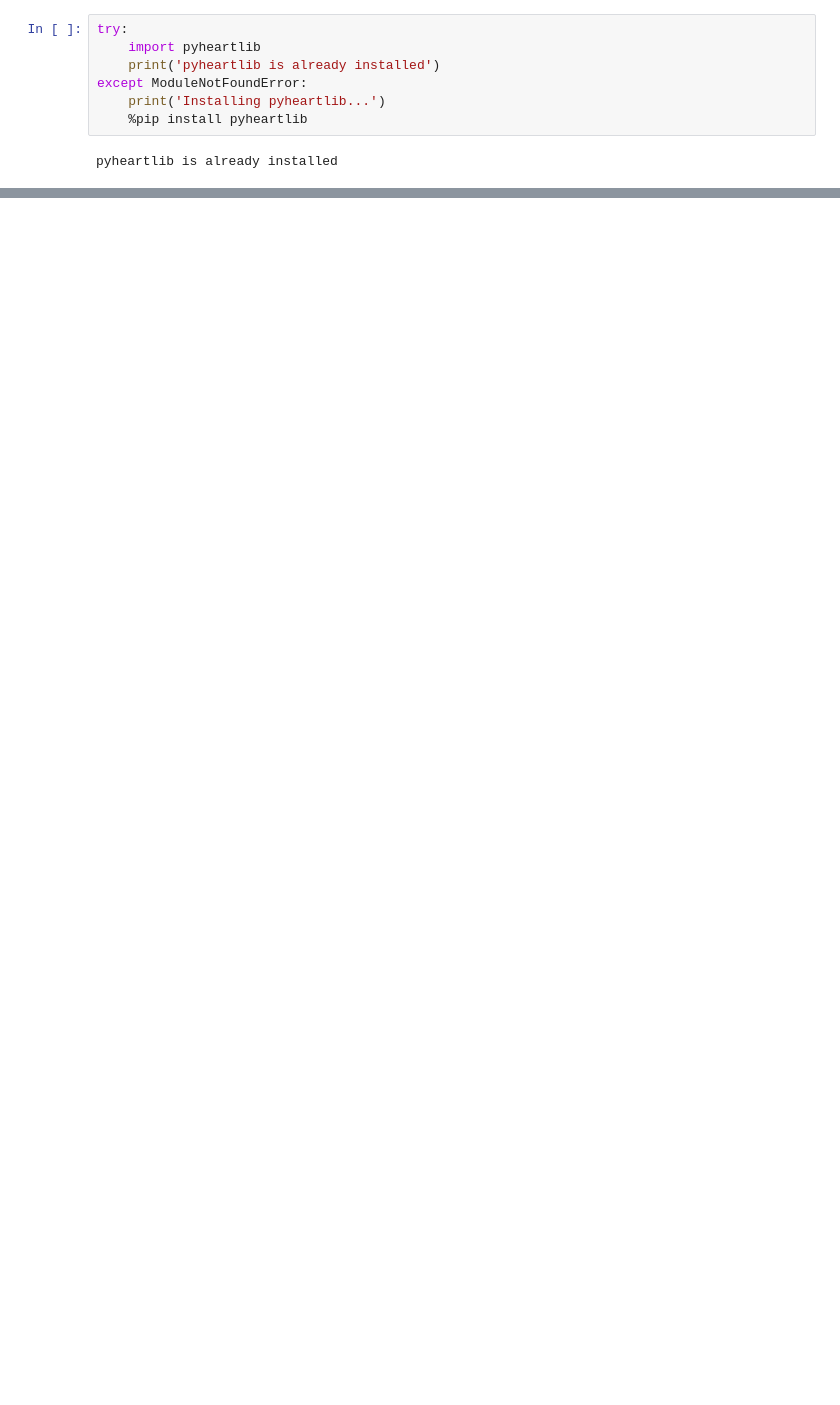
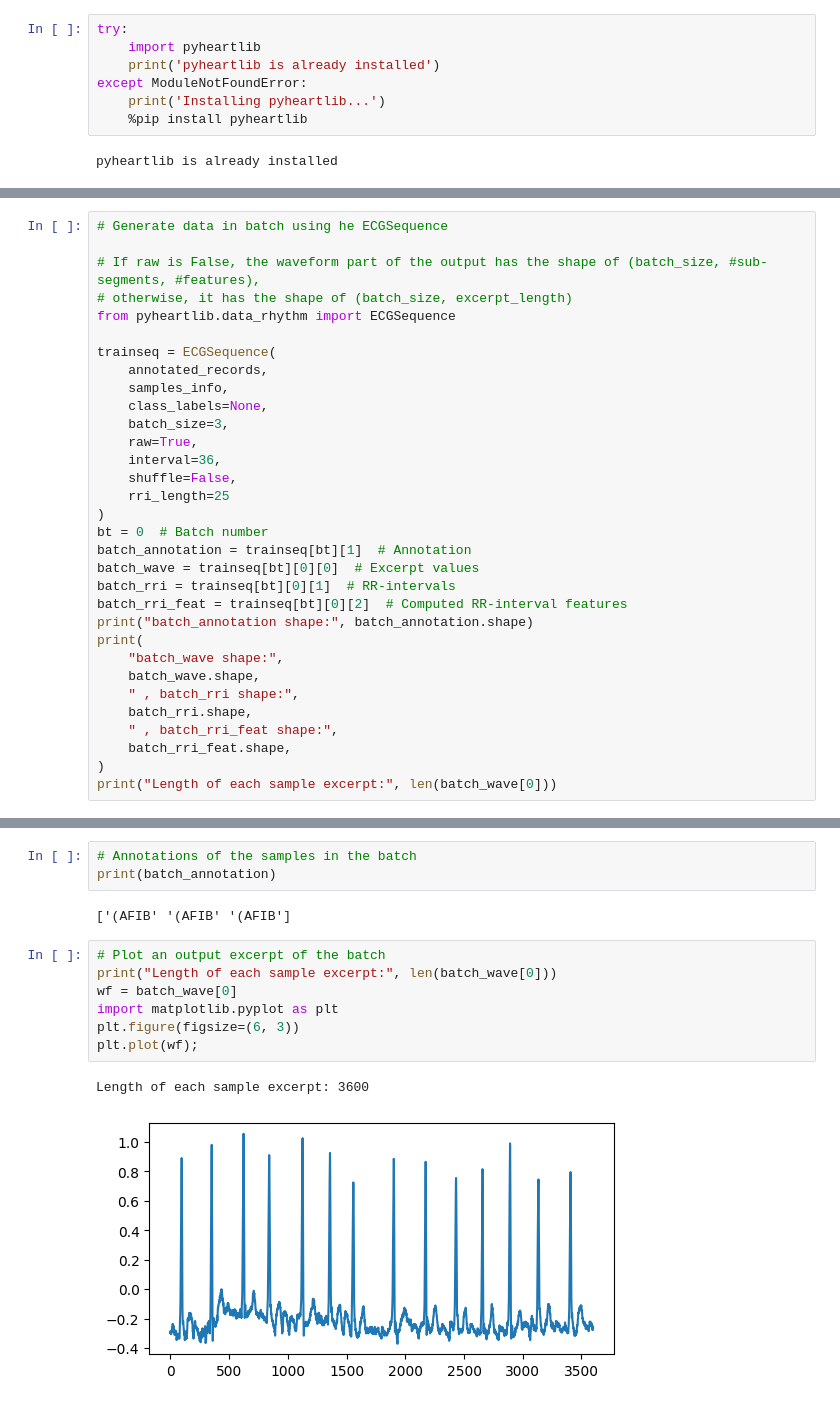
Before and after one commit to devnums/pyheartlib, a Jupyter notebook: examples/dataset/arrhythmia.ipynb, the cells around one changed output, grey strips where cells are left out. Cells and saved outputs as stored; diff of their text form; blank space fills up the shorter version.

```diff
--- a/examples/dataset/arrhythmia.ipynb
+++ b/examples/dataset/arrhythmia.ipynb
@@ -66,0 +145,32 @@ Count  10330  1656  3594  1584
+# %%
+# Generate data in batch using he ECGSequence
+
+# If raw is False, the waveform part of the output has the shape of (batch_size, #sub-segments, #features),
+# otherwise, it has the shape of (batch_size, excerpt_length)
+from pyheartlib.data_rhythm import ECGSequence
+
+trainseq = ECGSequence(
+    annotated_records,
+    samples_info,
+    class_labels=None,
+    batch_size=3,
+    raw=True,
+    interval=36,
+    shuffle=False,
+    rri_length=25
+)
+bt = 0  # Batch number
+batch_annotation = trainseq[bt][1]  # Annotation
+batch_wave = trainseq[bt][0][0]  # Excerpt values
+batch_rri = trainseq[bt][0][1]  # RR-intervals
+batch_rri_feat = trainseq[bt][0][2]  # Computed RR-interval features
+print("batch_annotation shape:", batch_annotation.shape)
+print(
+    "batch_wave shape:",
+    batch_wave.shape,
+    " , batch_rri shape:",
+    batch_rri.shape,
+    " , batch_rri_feat shape:",
+    batch_rri_feat.shape,
+)
+print("Length of each sample excerpt:", len(batch_wave[0]))
@@ -66,0 +181,15 @@ Count  10330  1656  3594  1584
+# %%
+# Annotations of the samples in the batch
+print(batch_annotation)
+# %% [output]
+['(AFIB' '(AFIB' '(AFIB']
+# %%
+# Plot an output excerpt of the batch
+print("Length of each sample excerpt:", len(batch_wave[0]))
+wf = batch_wave[0]
+import matplotlib.pyplot as plt
+plt.figure(figsize=(6, 3))
+plt.plot(wf);
+# %% [output]
+Length of each sample excerpt: 3600
+[figure, added]
```
Also changed, not shown: parts of 20 cells of this notebook, 6 other files.
